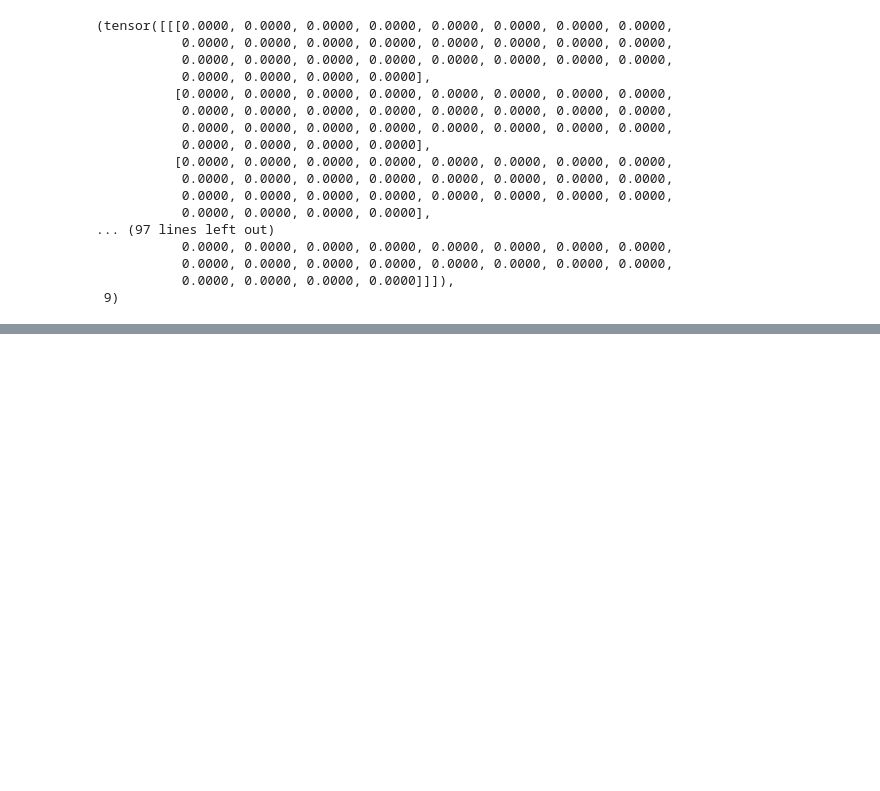
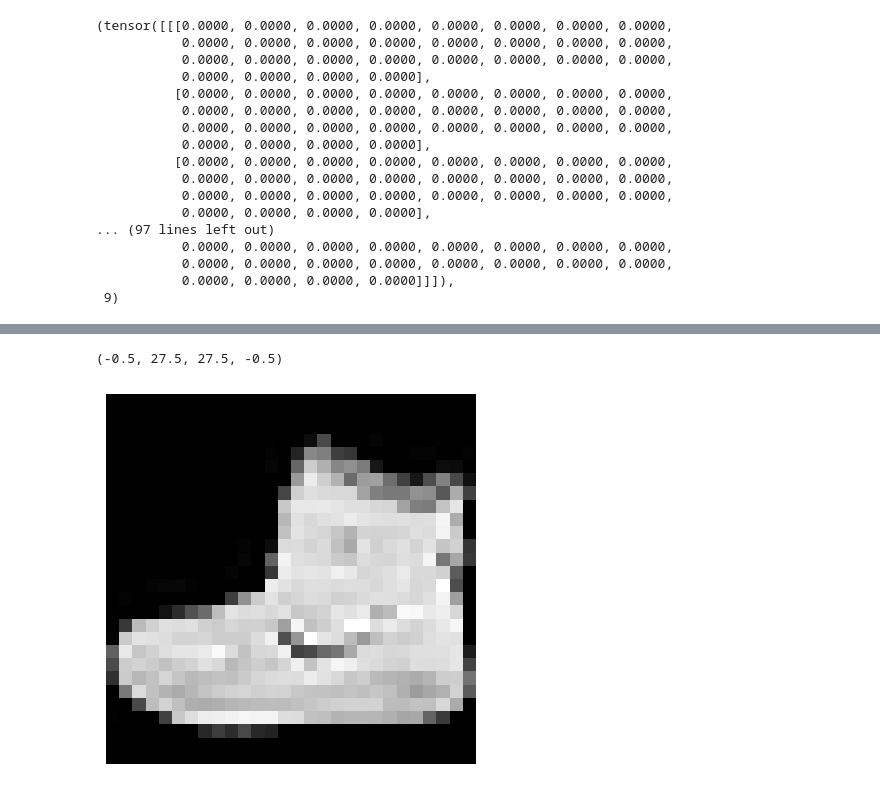
Before and after one commit to parimalakettymuthu/ComputerVision, a Jupyter notebook: PyTorch_ComputerVision.ipynb, the cells around one changed output, grey strips where cells are left out. Drawn from its saved outputs; the diff is of its cells as text; code cells hidden in the pictures; blank space fills up the shorter version.

```diff
--- a/PyTorch_ComputerVision.ipynb
+++ b/PyTorch_ComputerVision.ipynb
@@ -75,0 +72,6 @@ image, label
+# %%
+plt.imshow(image.squeeze(), cmap='grey')
+plt.axis(False)
+# %% [output]
+(-0.5, 27.5, 27.5, -0.5)
+[figure, added]
```
Also changed, not shown: parts of 6 cells of this notebook.
